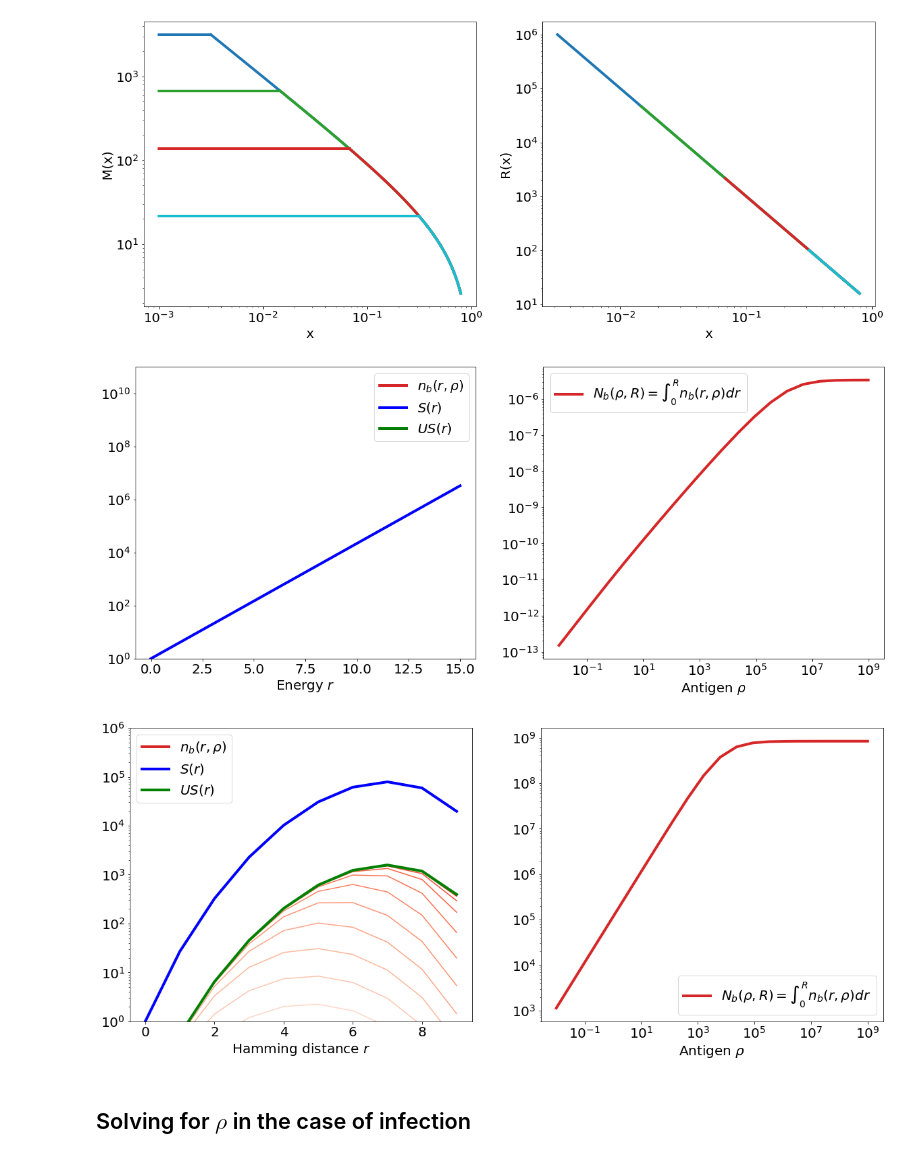
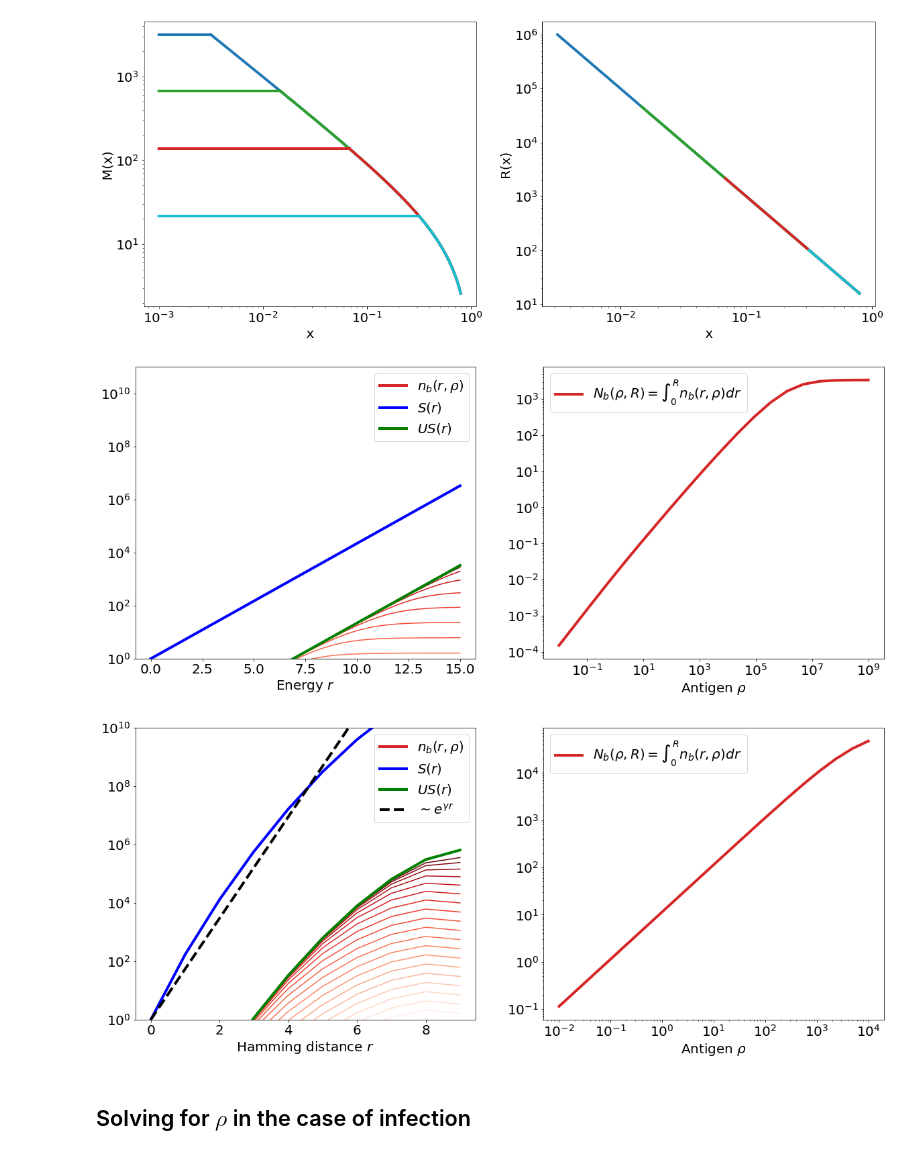
Before and after one commit to betoto008/Affinity_maturation, a Jupyter notebook: Jupyter_Notebooks/preliminaries.ipynb, the cells around one changed output. Drawn from its saved outputs; the diff is of its cells as text; code cells hidden in the pictures.

```diff
--- a/Jupyter_Notebooks/preliminaries.ipynb
+++ b/Jupyter_Notebooks/preliminaries.ipynb
@@ -57,7 +57,7 @@ fig.savefig('../Figures/M_P.png')
 import matplotlib.patches as mpatches
 from matplotlib.lines import Line2D
 
-U = 1e-12
+U = 1e-3
 R = 9
 l = 1
 
@@ -91,45 +91,48 @@ ax[1].tick_params(labelsize = 20)
 ax[1].legend(loc = 0, fontsize = 20)
 fig.savefig('../Figures/Seq_densities.png')
 # %% [output]
-[figure, old version]
+[figure, new version]
 # %%
 import matplotlib.patches as mpatches
 from matplotlib.lines import Line2D
 
-U = 2e-2
+U = 2e-6
 R = 9
 l = 3
 fig, ax = plt.subplots(1,2,figsize=(20,8))
-rho_array = np.logspace(-2, 9, 20)
+rho_array = np.logspace(-2, 4, 20)
 r_array = np.linspace(0,9,10)
 colors = plt.cm.Reds(np.linspace(0,1,len(rho_array)))
 
-ax[0].plot(r_array, scipy.special.comb(9, r_array)*((4-1)**r_array), label = '$S(r)$', color = 'blue', linewidth = 4)
+ax[0].plot(r_array, sc.comb(9, r_array)*((20-1)**r_array), label = '$S(r)$', color = 'blue', linewidth = 4)
 for i, rho in enumerate(rho_array):
-    ax[0].plot(r_array, U*scipy.special.comb(9, r_array)*((4-1)**r_array)*(1/(1+np.exp(r_array-np.log(rho)))), color = colors[i])
+    ax[0].plot(r_array, U*sc.comb(9, r_array)*((20-1)**r_array)*(1/(1+np.exp(r_array-np.log(rho)))), color = colors[i])
 
-ax[0].plot(r_array, U*scipy.special.comb(9, r_array)*((4-1)**r_array), label = '$US(r)$', color = 'green', linewidth = 4)
+ax[0].plot(r_array, U*sc.comb(9, r_array)*((20-1)**r_array), label = '$US(r)$', color = 'green', linewidth = 4)
+ax[0].plot(r_array, np.exp(4*r_array), label = r'$\sim e^{\gamma r}$', color = 'black', linestyle = 'dashed', linewidth = 4)
+
+
 ax[0].set_yscale('log')
-ax[0].set_ylim(1,1e6)
+ax[0].set_ylim(1,1e10)
 ax[0].set_xlabel(r'Hamming distance $r$', fontsize = 20)
 ax[0].set_ylabel(r'', fontsize = 20)
 ax[0].tick_params(labelsize = 20)
 handles, labels = ax[0].get_legend_handles_labels()
 ax[0].legend(np.concatenate(([Line2D([0], [0], color='tab:red', linewidth=4, linestyle='solid', ms = 8)],handles)),np.concatenate(([r'$n_b(r, \rho)$'],labels)), loc = 0, fontsize = 20)
 
 #___________________________________________________________________
 
 
 ax[1].plot(rho_array, [np.cumsum(U*np.exp(l*r_array)*(1/(1+np.exp(r_array-np.log(rho))))*(15/200))[-1] for rho in rho_array], label = r'$N_b(\rho, R) = \int_0^Rn_b(r, \rho)dr$', color = 'tab:red', linewidth = 4)
 ax[1].set_xscale('log')
 ax[1].set_yscale('log')
 ax[1].set_xlabel(r'Antigen $\rho$', fontsize = 20)
 ax[1].set_ylabel(r'', fontsize = 20)
 ax[1].tick_params(labelsize = 20)
 ax[1].legend(loc = 0, fontsize = 20)
 fig.savefig('../Figures/Seq_densities.png')
 # %% [output]
-[figure, old version]
+[figure, new version]
 # %% [markdown]
 ## Solving for $\rho$ in the case of infection
 # %%
```
Also changed, not shown: parts of 6 cells of this notebook, 9 other files.
